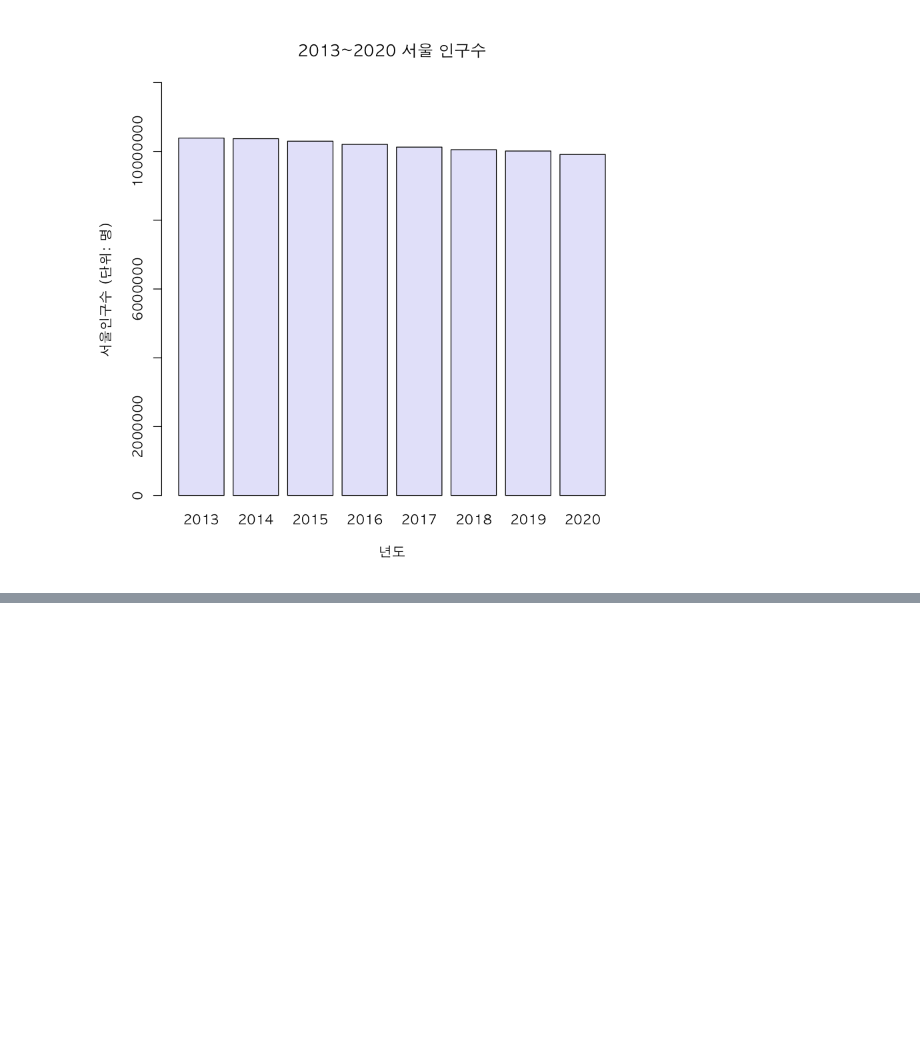
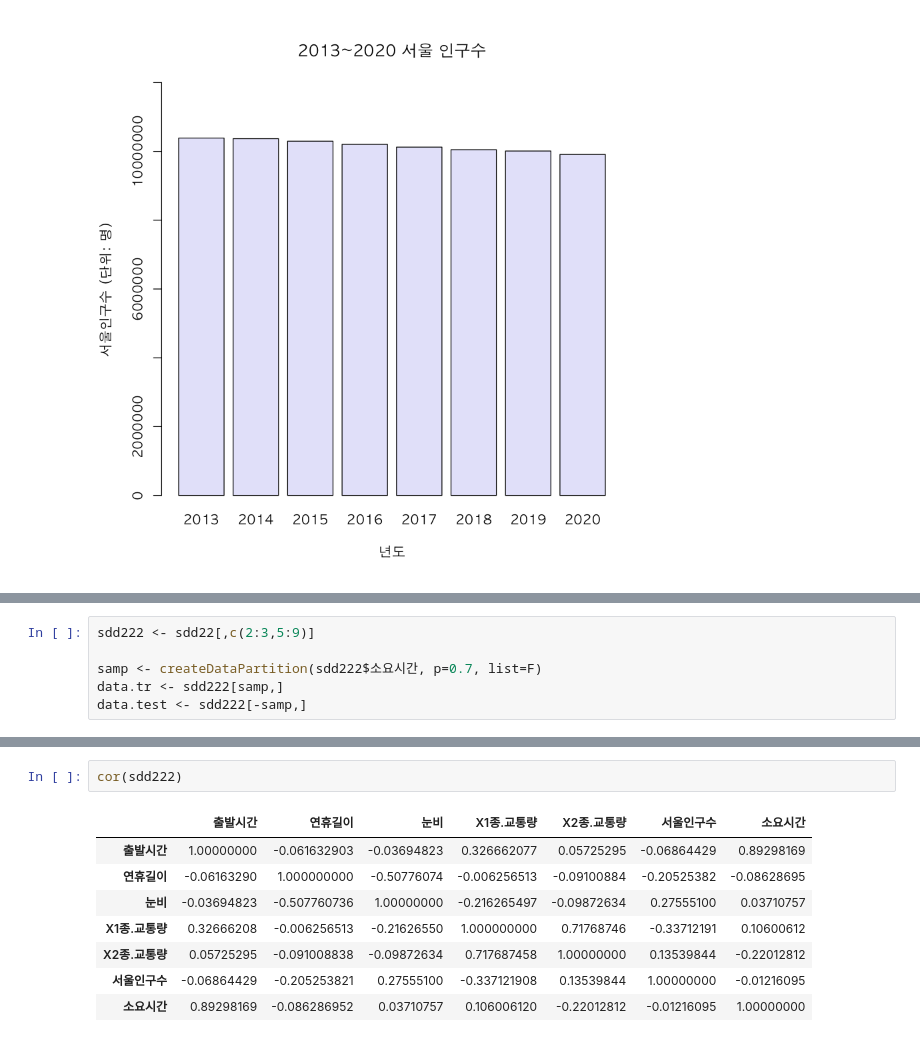
Before and after one commit to jjhwnn/R_Programming, a Jupyter notebook: education_원핫인코딩.ipynb, the cells around one changed output, grey strips where cells are left out. Cells and saved outputs as stored; diff of their text form; blank space fills up the shorter version.

```diff
--- a/education_원핫인코딩.ipynb
+++ b/education_원핫인코딩.ipynb
@@ -793,0 +1556,6 @@ barplot(
+# %%
+sdd222 <- sdd22[,c(2:3,5:9)]
+
+samp <- createDataPartition(sdd222$소요시간, p=0.7, list=F)
+data.tr <- sdd222[samp,]
+data.test <- sdd222[-samp,]
@@ -793,0 +1587,11 @@ barplot(
+# %%
+cor(sdd222)
+# %% [output]
+|  | 출발시간 | 연휴길이 | 눈비 | X1종.교통량 | X2종.교통량 | 서울인구수 | 소요시간 |
+| 출발시간 | 1.00000000 | -0.061632903 | -0.03694823 | 0.326662077 | 0.05725295 | -0.06864429 | 0.89298169 |
+| 연휴길이 | -0.06163290 | 1.000000000 | -0.50776074 | -0.006256513 | -0.09100884 | -0.20525382 | -0.08628695 |
+| 눈비 | -0.03694823 | -0.507760736 | 1.00000000 | -0.216265497 | -0.09872634 | 0.27555100 | 0.03710757 |
+| X1종.교통량 | 0.32666208 | -0.006256513 | -0.21626550 | 1.000000000 | 0.71768746 | -0.33712191 | 0.10600612 |
+| X2종.교통량 | 0.05725295 | -0.091008838 | -0.09872634 | 0.717687458 | 1.00000000 | 0.13539844 | -0.22012812 |
+| 서울인구수 | -0.06864429 | -0.205253821 | 0.27555100 | -0.337121908 | 0.13539844 | 1.00000000 | -0.01216095 |
+| 소요시간 | 0.89298169 | -0.086286952 | 0.03710757 | 0.106006120 | -0.22012812 | -0.01216095 | 1.00000000 |
```
Also changed, not shown: parts of 38 cells of this notebook.
